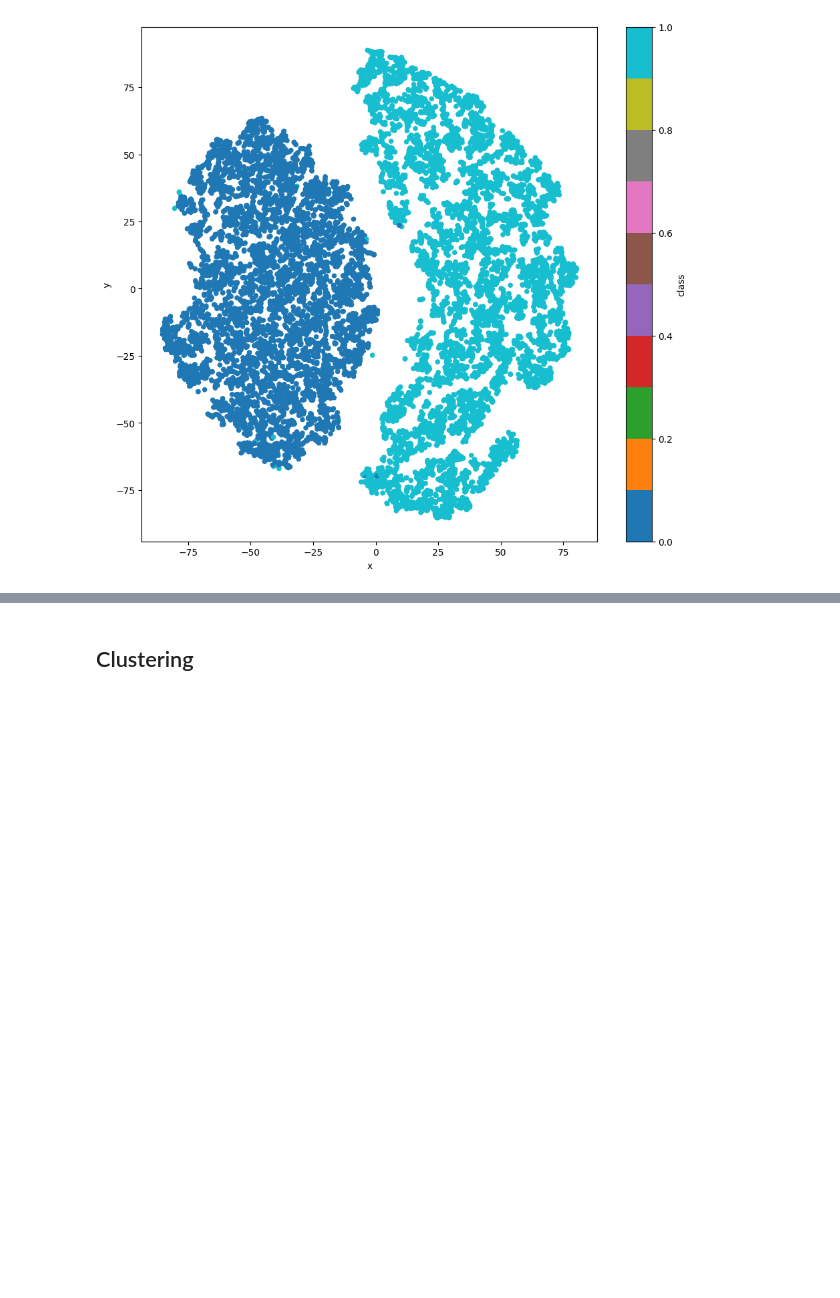
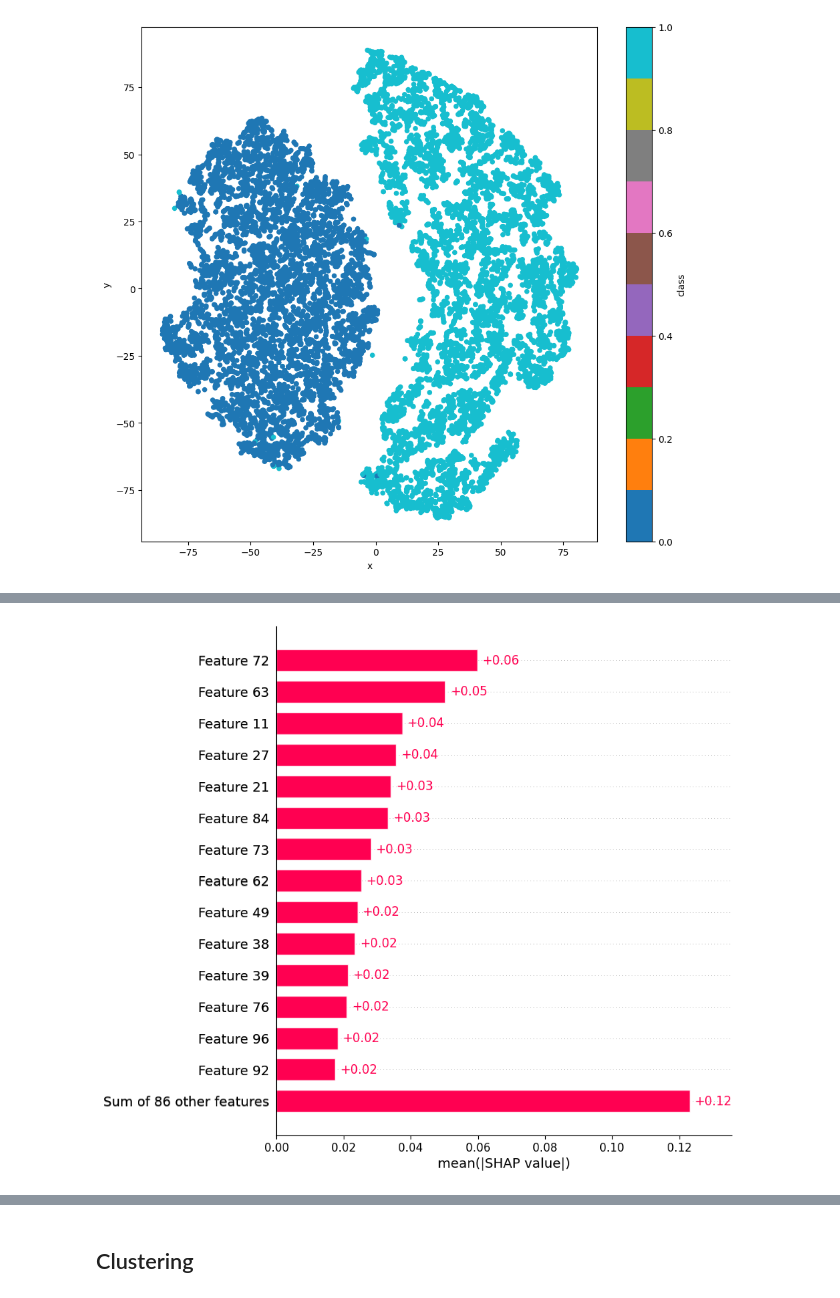
Before and after one commit to c1014695Newcastle/PyTorchJacard, a Jupyter notebook: Model.ipynb, the cells around one changed output, grey strips where cells are left out. Saved outputs shown, nothing was run; the diff lists cells and outputs as text; code cells hidden in the pictures; blank space fills up the shorter version.

```diff
--- a/Model.ipynb
+++ b/Model.ipynb
@@ -444,0 +510,4 @@ shap_values_2d_df.plot.scatter(
+# %%
+shap.plots.bar(shap.Explanation(shap_values_second_layer), max_display=15)
+# %% [output]
+[figure, added]
```
Also changed, not shown: parts of 29 cells of this notebook, 5 other files.
